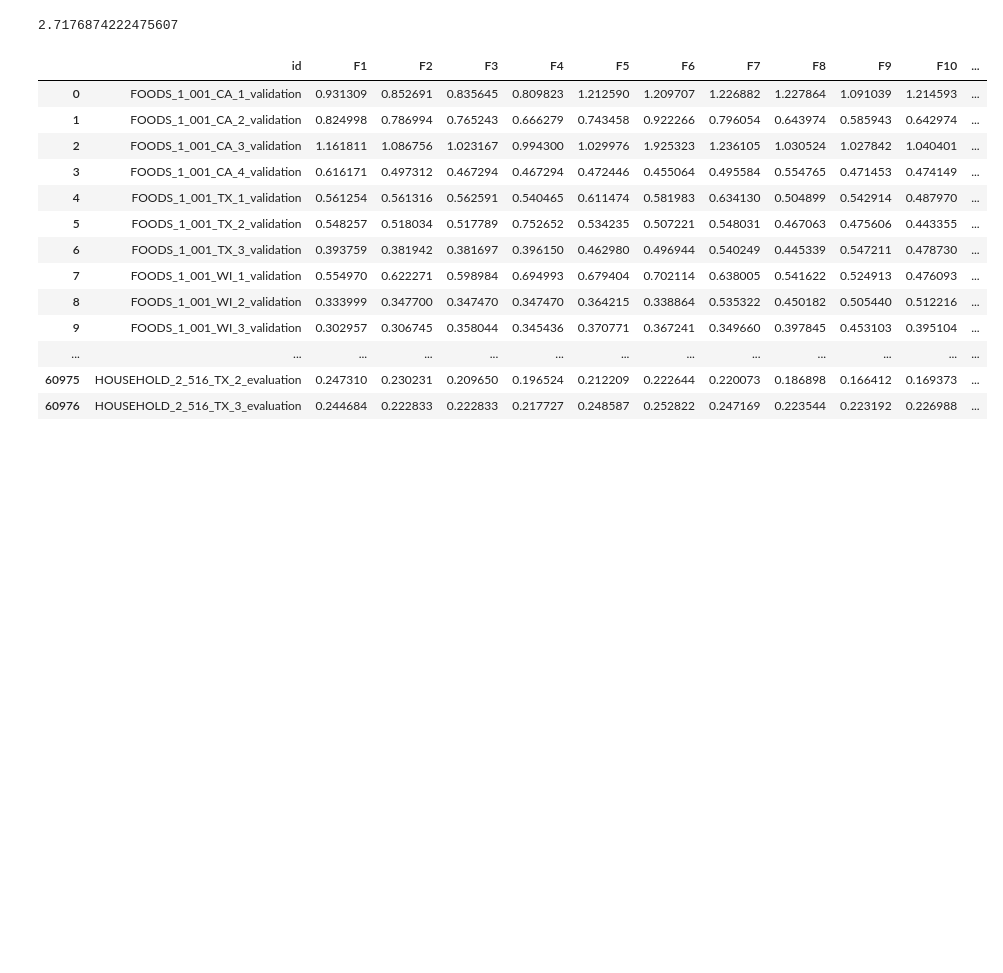
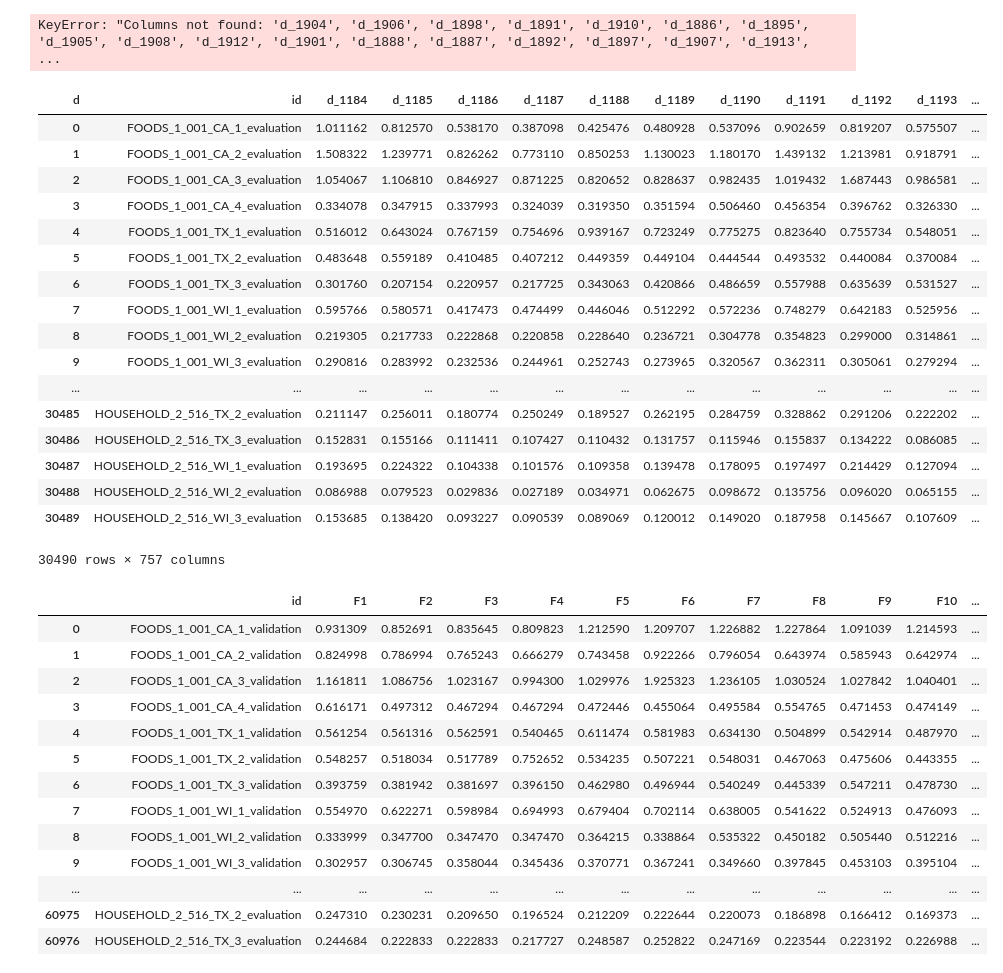
Before and after one commit to MitsuruFujiwara/M5-Forecasting-Accuracy, a Jupyter notebook: src/907_score.ipynb, the cells around one changed output. Cells and saved outputs as stored; diff of their text form; code cells hidden in the pictures; blank space fills up the shorter version.

```diff
--- a/src/907_score.ipynb
+++ b/src/907_score.ipynb
@@ -44,7 +21,7 @@ sub = sub['id'].apply(lambda x: '_validation' in x)
-# %%
-evaluator.score(sub[cols_d])
-# %% [output]
-2.7176874222475607
 # %%
 cols_d = [f'd_{1914+i}' for i in range(0,28)]
 sub.columns = ['id']+cols_d
+sub = sub[sub['id'].str.contains("validation")]
+evaluator.score(sub[cols_d])
+# %% [output]
+KeyError: "Columns not found: 'd_1904', 'd_1906', 'd_1898', 'd_1891', 'd_1910', 'd_1886', 'd_1895', 'd_1905', 'd_1908', 'd_1912', 'd_1901', 'd_1888', 'd_1887', 'd_1892', 'd_1897', 'd_1907', 'd_1913',  ...
@@ -53,3 +28,27 @@ sub = sub[sub.id.str.contains("validation")]
+# %%
+sub = pd.read_csv('../output/submission_lgbm_28days.csv')
+oof = pd.read_csv('../output/oof_lgbm_28days.csv')
+# %%
+oof[['id','d','demand']].pivot(index='id', columns='d', values='demand').reset_index()
+# %% [output]
+| d | id | d_1184 | d_1185 | d_1186 | d_1187 | d_1188 | d_1189 | d_1190 | d_1191 | d_1192 | d_1193 | ... |
+| 0 | FOODS_1_001_CA_1_evaluation | 1.011162 | 0.812570 | 0.538170 | 0.387098 | 0.425476 | 0.480928 | 0.537096 | 0.902659 | 0.819207 | 0.575507 | ... |
+| 1 | FOODS_1_001_CA_2_evaluation | 1.508322 | 1.239771 | 0.826262 | 0.773110 | 0.850253 | 1.130023 | 1.180170 | 1.439132 | 1.213981 | 0.918791 | ... |
+| 2 | FOODS_1_001_CA_3_evaluation | 1.054067 | 1.106810 | 0.846927 | 0.871225 | 0.820652 | 0.828637 | 0.982435 | 1.019432 | 1.687443 | 0.986581 | ... |
+| 3 | FOODS_1_001_CA_4_evaluation | 0.334078 | 0.347915 | 0.337993 | 0.324039 | 0.319350 | 0.351594 | 0.506460 | 0.456354 | 0.396762 | 0.326330 | ... |
+| 4 | FOODS_1_001_TX_1_evaluation | 0.516012 | 0.643024 | 0.767159 | 0.754696 | 0.939167 | 0.723249 | 0.775275 | 0.823640 | 0.755734 | 0.548051 | ... |
+| 5 | FOODS_1_001_TX_2_evaluation | 0.483648 | 0.559189 | 0.410485 | 0.407212 | 0.449359 | 0.449104 | 0.444544 | 0.493532 | 0.440084 | 0.370084 | ... |
+| 6 | FOODS_1_001_TX_3_evaluation | 0.301760 | 0.207154 | 0.220957 | 0.217725 | 0.343063 | 0.420866 | 0.486659 | 0.557988 | 0.635639 | 0.531527 | ... |
+| 7 | FOODS_1_001_WI_1_evaluation | 0.595766 | 0.580571 | 0.417473 | 0.474499 | 0.446046 | 0.512292 | 0.572236 | 0.748279 | 0.642183 | 0.525956 | ... |
+| 8 | FOODS_1_001_WI_2_evaluation | 0.219305 | 0.217733 | 0.222868 | 0.220858 | 0.228640 | 0.236721 | 0.304778 | 0.354823 | 0.299000 | 0.314861 | ... |
+| 9 | FOODS_1_001_WI_3_evaluation | 0.290816 | 0.283992 | 0.232536 | 0.244961 | 0.252743 | 0.273965 | 0.320567 | 0.362311 | 0.305061 | 0.279294 | ... |
+| ... | ... | ... | ... | ... | ... | ... | ... | ... | ... | ... | ... | ... |
+| 30485 | HOUSEHOLD_2_516_TX_2_evaluation | 0.211147 | 0.256011 | 0.180774 | 0.250249 | 0.189527 | 0.262195 | 0.284759 | 0.328862 | 0.291206 | 0.222202 | ... |
+| 30486 | HOUSEHOLD_2_516_TX_3_evaluation | 0.152831 | 0.155166 | 0.111411 | 0.107427 | 0.110432 | 0.131757 | 0.115946 | 0.155837 | 0.134222 | 0.086085 | ... |
+| 30487 | HOUSEHOLD_2_516_WI_1_evaluation | 0.193695 | 0.224322 | 0.104338 | 0.101576 | 0.109358 | 0.139478 | 0.178095 | 0.197497 | 0.214429 | 0.127094 | ... |
+| 30488 | HOUSEHOLD_2_516_WI_2_evaluation | 0.086988 | 0.079523 | 0.029836 | 0.027189 | 0.034971 | 0.062675 | 0.098672 | 0.135756 | 0.096020 | 0.065155 | ... |
+| 30489 | HOUSEHOLD_2_516_WI_3_evaluation | 0.153685 | 0.138420 | 0.093227 | 0.090539 | 0.089069 | 0.120012 | 0.149020 | 0.187958 | 0.145667 | 0.107609 | ... |
+30490 rows × 757 columns
 # %%
 sub
 # %% [output]
```
Also changed, not shown: parts of 5 cells of this notebook, 17 other files.
